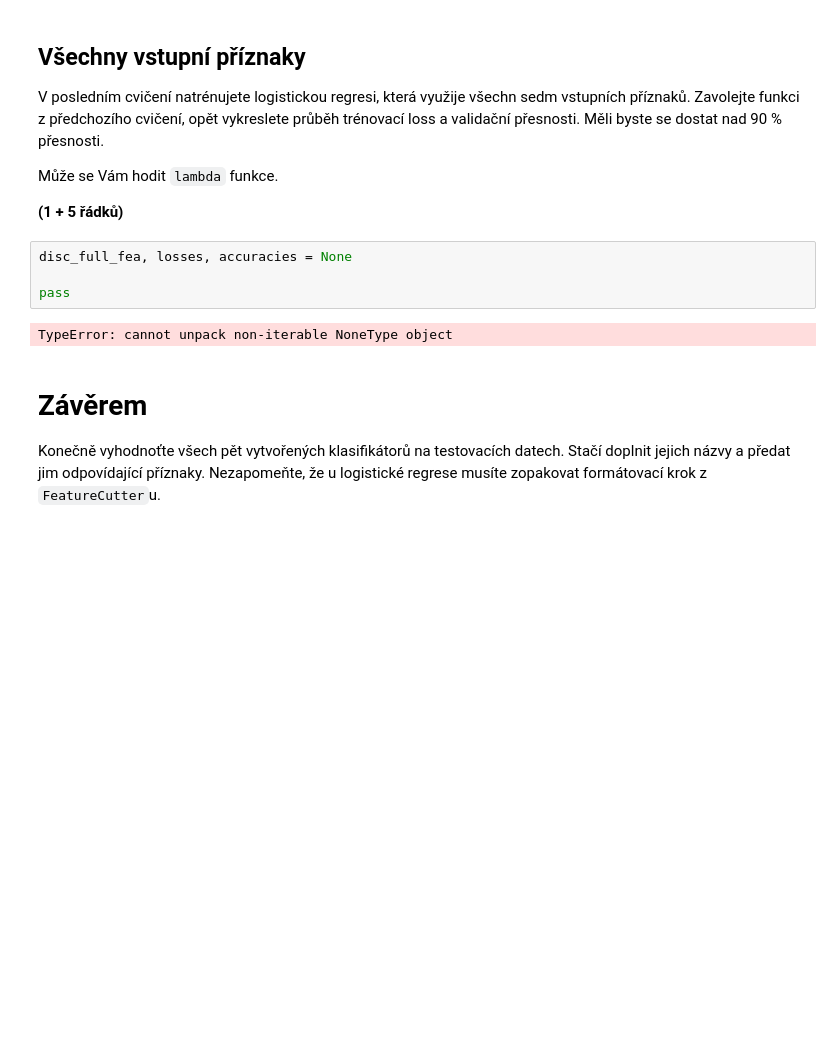
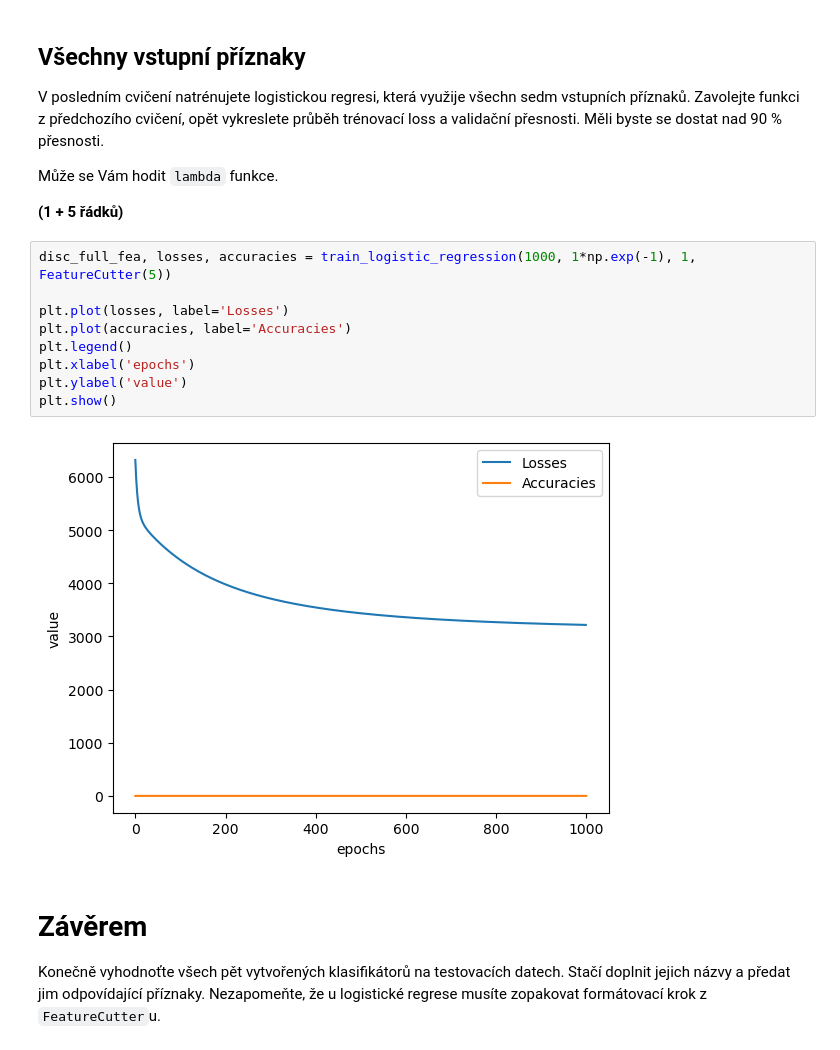
Before and after one commit to arconatt/SUI-machine_learning, a Jupyter notebook: zadani.ipynb, the cells around one changed output. Cells and saved outputs as stored; diff of their text form; blank space fills up the shorter version.

```diff
--- a/zadani.ipynb
+++ b/zadani.ipynb
@@ -326,12 +326,17 @@ Měli byste se dostat nad 90 % přesnosti.
 Může se Vám hodit `lambda` funkce.
 
 **(1 + 5 řádků)**
-# %%
-disc_full_fea, losses, accuracies = None
-
-pass
-# %% [output]
-TypeError: cannot unpack non-iterable NoneType object
+# %%
+disc_full_fea, losses, accuracies = train_logistic_regression(1000, 1*np.exp(-1), 1, FeatureCutter(5))
+
+plt.plot(losses, label='Losses')
+plt.plot(accuracies, label='Accuracies')
+plt.legend()
+plt.xlabel('epochs')
+plt.ylabel('value')
+plt.show()
+# %% [output]
+[figure, added]
 # %% [markdown]
 # Závěrem
 Konečně vyhodnoťte všech pět vytvořených klasifikátorů na testovacích datech.
```
Also changed, not shown: parts of 7 cells of this notebook.
